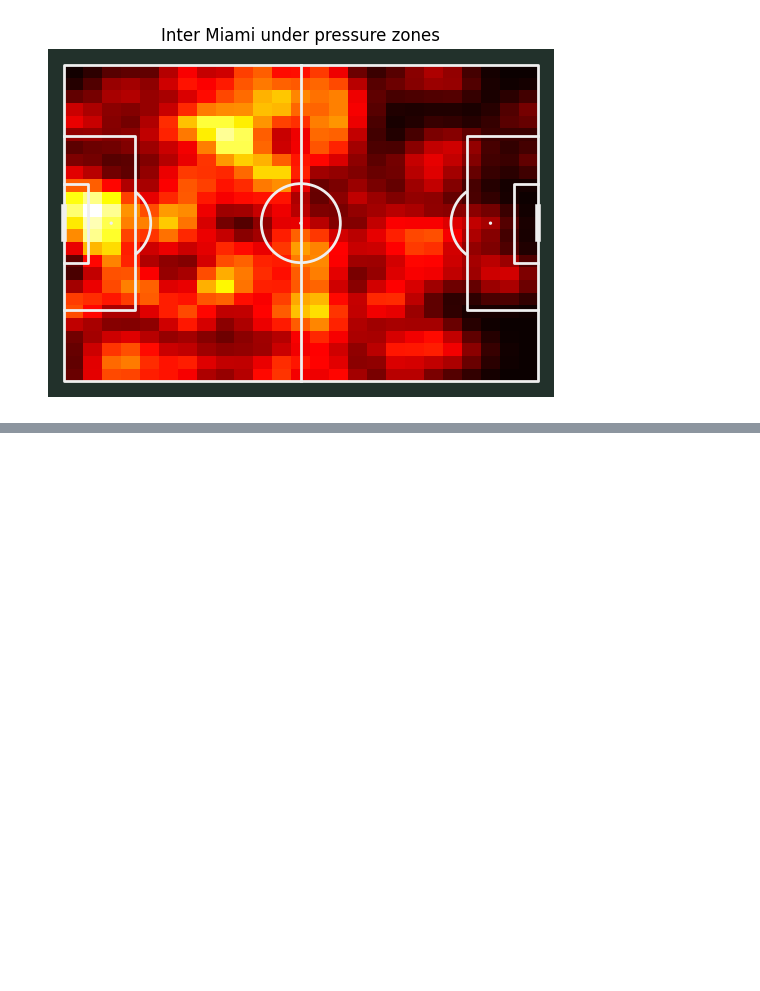
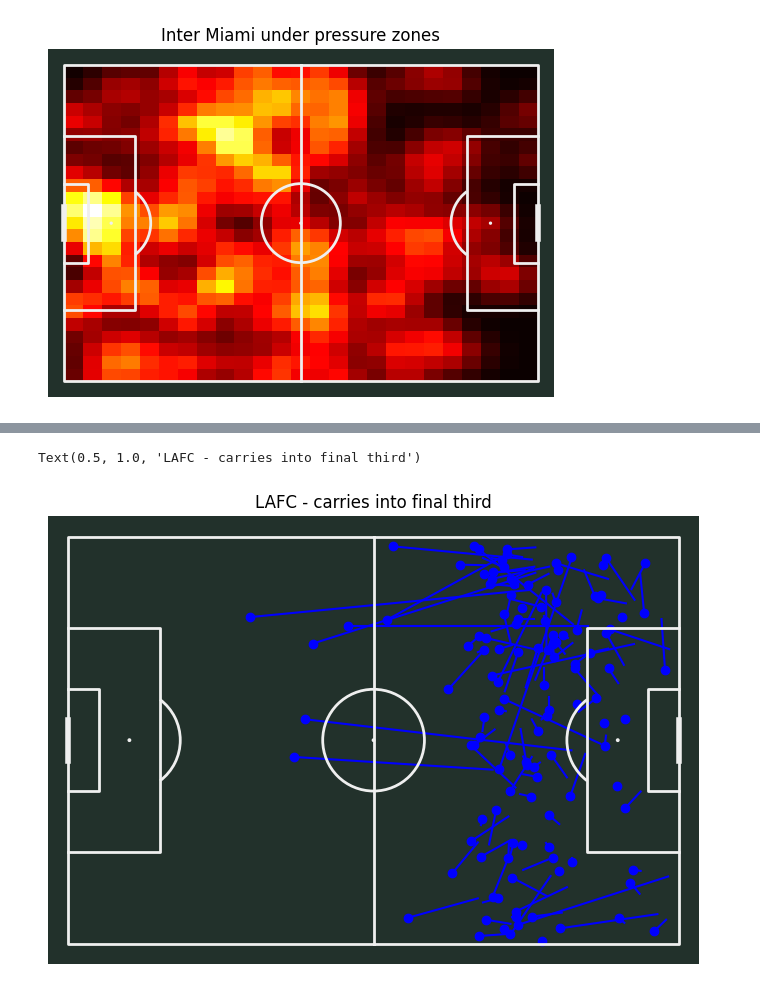
Before and after one commit to der-amit/soccer_plots, a Jupyter notebook: mls_plots.ipynb, the cells around one changed output, grey strips where cells are left out. Saved outputs shown, nothing was run; the diff lists cells and outputs as text; code cells hidden in the pictures; blank space fills up the shorter version.

```diff
--- a/mls_plots.ipynb
+++ b/mls_plots.ipynb
@@ -241,0 +375,13 @@ plt.show()
+# %%
+#LAFC carries into final third
+fix, ax = pitch.draw(figsize=(8,5))
+
+carries_f3rd = df_carries[(df_carries['team'] == 'LAFC') & (df_carries['carry_end_x'] > 80)]
+ax.plot((carries_f3rd.xstart, carries_f3rd.carry_end_x),(carries_f3rd.ystart, carries_f3rd.carry_end_y),color = 'blue')
+ax.plot(carries_f3rd.xstart, carries_f3rd.ystart, 'o', color = 'blue')
+
+
+ax.set_title("LAFC - carries into final third")
+# %% [output]
+Text(0.5, 1.0, 'LAFC - carries into final third')
+[figure, added]
```
Also changed, not shown: parts of 18 cells of this notebook, 1 other file.
